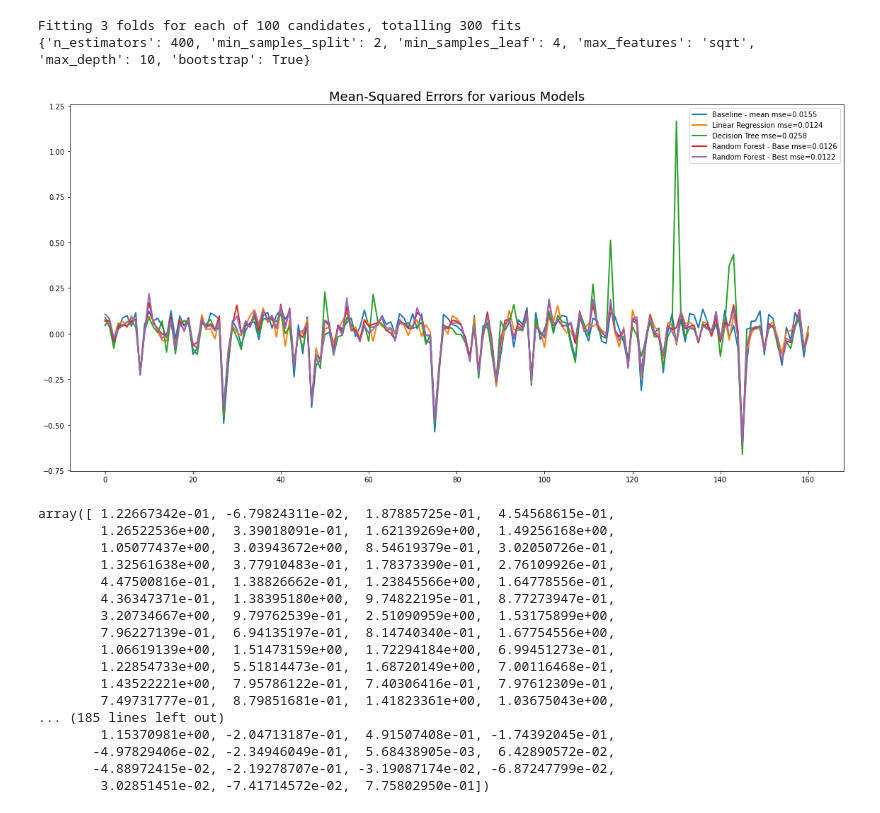
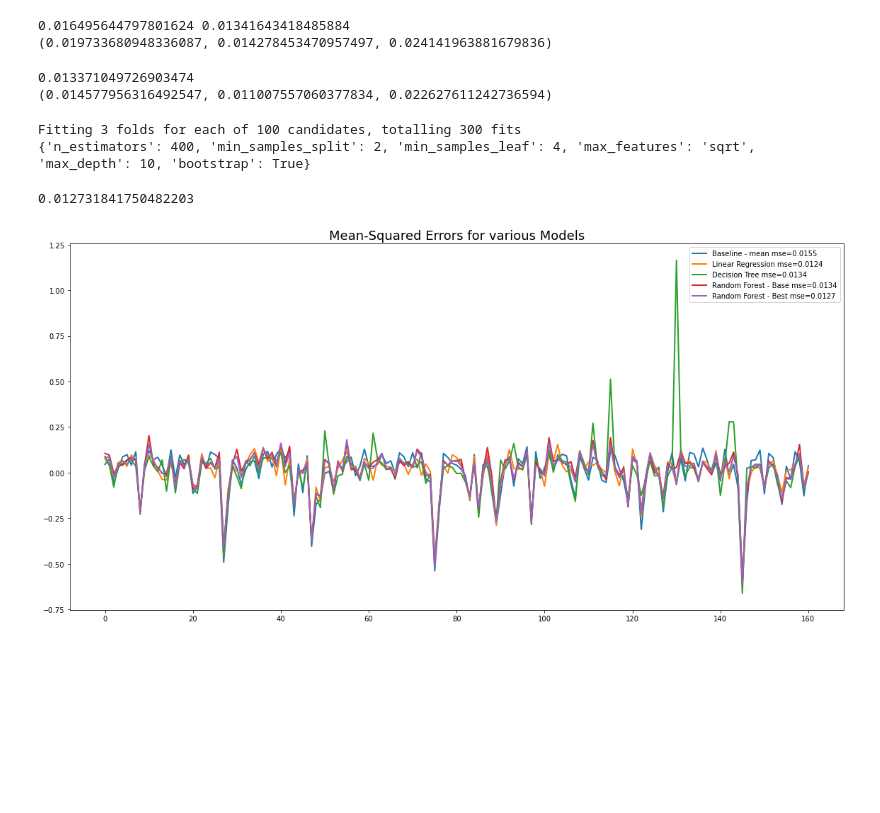
Before and after one commit to rathbird/Vaccine-Hesitancy-Driving-Covid-Outbreaks, a Jupyter notebook: src/covid.ipynb, the cells around one changed output. Cells and saved outputs as stored; diff of their text form; code cells hidden in the pictures; blank space fills up the shorter version.

```diff
--- a/src/covid.ipynb
+++ b/src/covid.ipynb
@@ -34,11 +33,11 @@ covid = covid.fillna(0)
 covid = pd.get_dummies(covid, columns=['DominantReligion','Region'])
 
 #save georegion for later
-geocols = ['Geographical_Point','Target_PctChg']
+geocols = ['County', 'State','Geographical_Point','Geographical_Point','Target_PctChg']
 geo = covid[geocols]
 
-#Drop categorical columns that won't help with our model
-cols = ['County', 'State','Geographical_Point']
+#Drop categorical columns that won't help with our model and one column form each dummy set
+cols = ['County', 'State','Geographical_Point','Region_West','DominantReligion_Other']
 covid = covid.drop(cols, axis = 1)
 
 #normalize data
@@ -56,8 +55,3 @@ X = covid.copy()
 y = X.pop('Target_PctChg')
 
 X_train, X_test, y_train, y_test = train_test_split(X.astype(float), y, test_size=0.2, random_state=1)
-
-#mean is the baseline for all models
-mean_arr = np.zeros(y_test.shape)
-mean_arr[mean_arr==0] = y.mean()
-y_hat_mean = mean_arr
@@ -76,6 +79,3 @@ mse_ols
 # %%
-#decision tree
-dt = DecisionTreeRegressor(max_depth=6)
-dt.fit(X_train, y_train)
-y_hat_dt = dt.predict(X_test)
-mse_dt = mean_squared_error(y_hat_dt, y_test)
+#decision tree tuning
+learning_curves(X_train, y_train, X_test, y_test);
@@ -82,3 +96,20 @@ mse_dt = mean_squared_error(y_hat_dt, y_test)
+# %%
+#decision tree
+dt_6 = DecisionTreeRegressor(max_depth=6)
+dt_6.fit(X_train, y_train)
+y_hat_dt_6 = dt_6.predict(X_test)
+mse_dt_6 = mean_squared_error(y_hat_dt_6, y_test)
+
+dt_3 = DecisionTreeRegressor(max_depth=3)
+dt_3.fit(X_train, y_train)
+y_hat_dt_3 = dt_3.predict(X_test)
+mse_dt_3 = mean_squared_error(y_hat_dt_3, y_test)
+
+print(mse_dt_6, mse_dt_3)
+print(kfcv(X_train, y_train, DecisionTreeRegressor(max_depth=3)))
+# %% [output]
+0.016495644797801624 0.01341643418485884
+(0.019733680948336087, 0.014278453470957497, 0.024141963881679836)
 # %%
 #random Forest - base model
 model = RandomForestRegressor(n_estimators=100, bootstrap=True, max_features='sqrt')
@@ -86,6 +117,12 @@ model.fit(X_train, y_train)
 # Actual class predictions
 rf_predictions_base = model.predict(X_test)
 mse_rf_base = mean_squared_error(rf_predictions_base, y_test)
+
+print(mse_rf_base)
+print(kfcv(X_train, y_train, RandomForestRegressor(n_estimators=100, bootstrap=True, max_features='sqrt')))
+# %% [output]
+0.013371049726903474
+(0.014577956316492547, 0.011007557060377834, 0.022627611242736594)
 # %%
 print(gridsearch(X, y))
 # %% [output]
@@ -93,54 +130,39 @@ Fitting 3 folds for each of 100 candidates, totalling 300 fits
 {'n_estimators': 400, 'min_samples_split': 2, 'min_samples_leaf': 4, 'max_features': 'sqrt', 'max_depth': 10, 'bootstrap': True}
 # %%
 #random forest - best model based on
-best_model = RandomForestRegressor(n_estimators=800, min_samples_split=10, min_samples_leaf=2, max_features='sqrt', max_depth=20, bootstrap=False)
+best_model = RandomForestRegressor(n_estimators=400, min_samples_split=2, min_samples_leaf=4, max_features='sqrt', max_depth=10, bootstrap=True)
 best_model.fit(X_train, y_train)
 # Actual class predictions
 rf_predictions_best = best_model.predict(X_test)
 mse_rf_best = mean_squared_error(rf_predictions_best, y_test)
+mse_rf_best
 #{'n_estimators': 800, 'min_samples_split': 10, 'min_samples_leaf': 2, 'max_features': 'sqrt', 'max_depth': 20, 'bootstrap': False}
+# %% [output]
+0.012731841750482203
 # %%
 #graph errors
 datapoints = list(range(len(y_test)))
 
 fig, ax = plt.subplots(figsize=(16,8))
 
 ax.plot(datapoints, y_hat_mean - y_test, lw = 2, label='Baseline - mean mse={:.4f}'.format(0.01553))
 ax.plot(datapoints, y_hat_ols - y_test, lw=2, label='Linear Regression mse={:.4f}'.format(mean_squared_error(y_hat_ols,y_test)))
-ax.plot(datapoints, y_hat_dt - y_test, lw=2, label='Decision Tree mse={:.4f}'.format(mean_squared_error(y_hat_dt, y_test)))
+ax.plot(datapoints, y_hat_dt - y_test, lw=2, label='Decision Tree mse={:.4f}'.format(mean_squared_error(y_hat_dt_3, y_test)))
 ax.plot(datapoints, rf_predictions_base - y_test, lw=2, label='Random Forest - Base mse={:.4f}'.format(mean_squared_error(rf_predictions_base, y_test)))
-ax.plot(datapoints, rf_predictions_best - y_test, lw=2, label='Random Forest - Best mse={:.4f}'.format(0.012212))
+ax.plot(datapoints, rf_predictions_best - y_test, lw=2, label='Random Forest - Best mse={:.4f}'.format(mean_squared_error(rf_predictions_best, y_test)))
 
 ax.set_title('Mean-Squared Errors for various Models', fontsize=18)
 plt.legend(loc='best')
 
 fig.tight_layout()
 plt.savefig('../img/mse.png', dpi=100)
 # %% [output]
-[figure, old version]
+[figure, new version]
 # %%
 #Predict the entire data set
 all_predictions = best_model.predict(X)
 predicted_rate_of_change = np.array(all_predictions*10)
-predicted_rate_of_change
+#predicted_rate_of_change
-# %% [output]
-array([ 1.22667342e-01, -6.79824311e-02,  1.87885725e-01,  4.54568615e-01,
-        1.26522536e+00,  3.39018091e-01,  1.62139269e+00,  1.49256168e+00,
-        1.05077437e+00,  3.03943672e+00,  8.54619379e-01,  3.02050726e-01,
-        1.32561638e+00,  3.77910483e-01,  1.78373390e-01,  2.76109926e-01,
-        4.47500816e-01,  1.38826662e-01,  1.23845566e+00,  1.64778556e-01,
-        4.36347371e-01,  1.38395180e+00,  9.74822195e-01,  8.77273947e-01,
-        3.20734667e+00,  9.79762539e-01,  2.51090959e+00,  1.53175899e+00,
-        7.96227139e-01,  6.94135197e-01,  8.14740340e-01,  1.67754556e+00,
-        1.06619139e+00,  1.51473159e+00,  1.72294184e+00,  6.99451273e-01,
-        1.22854733e+00,  5.51814473e-01,  1.68720149e+00,  7.00116468e-01,
-        1.43522221e+00,  7.95786122e-01,  7.40306416e-01,  7.97612309e-01,
-        7.49731777e-01,  8.79851681e-01,  1.41823361e+00,  1.03675043e+00,
-... (185 lines left out)
-        1.15370981e+00, -2.04713187e-01,  4.91507408e-01, -1.74392045e-01,
-       -4.97829406e-02, -2.34946049e-01,  5.68438905e-03,  6.42890572e-02,
-       -4.88972415e-02, -2.19278707e-01, -3.19087174e-02, -6.87247799e-02,
-        3.02851451e-02, -7.41714572e-02,  7.75802950e-01])
 # %%
 #Plot geographic info
 geo.info()
```
Also changed, not shown: parts of 12 cells of this notebook, 3 other files.
